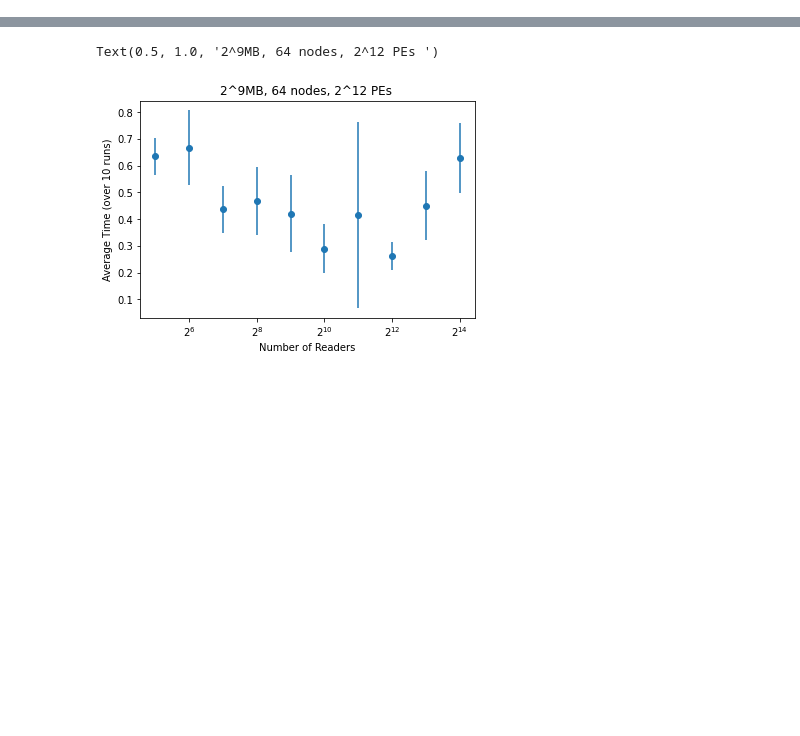
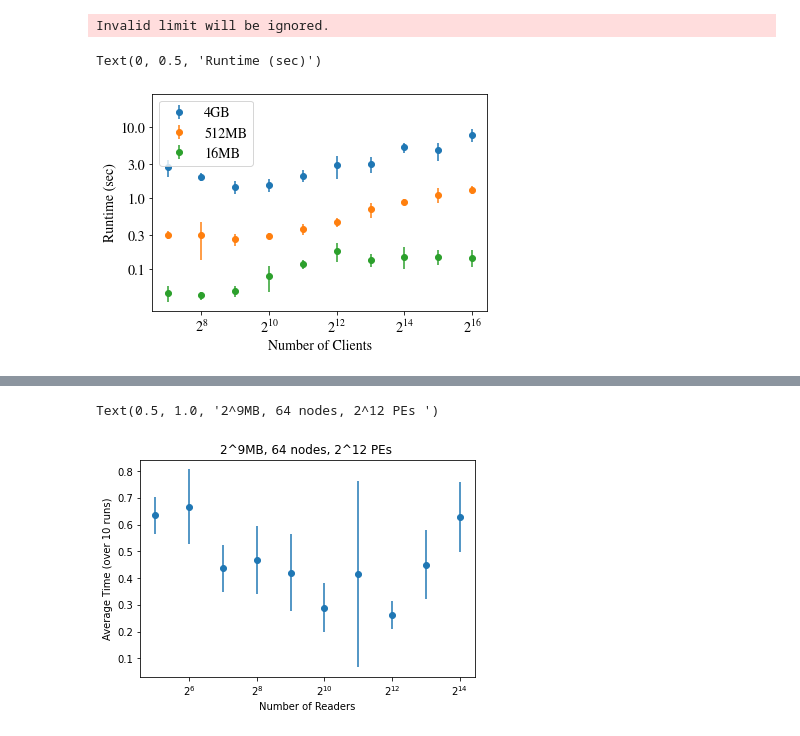
Before and after one commit to mayantaylor/ckio-testsuite, a Jupyter notebook: visualize.ipynb, the cells around one changed output, grey strips where cells are left out. Saved outputs shown, nothing was run; the diff lists cells and outputs as text; code cells hidden in the pictures; blank space fills up the shorter version.

```diff
--- a/visualize.ipynb
+++ b/visualize.ipynb
@@ -6 +12,67 @@ import pandas as pd
+# %%
+# PLOT 1 for the paper
+
+fig, ax = plt.subplots()
+
+
+### plot basic summary data as BC vs average time (with error bars) ###
+summary_file = 'basic-chare-benchmarks/bridges/results/16nodes_32tasks_4GB/summary.out'
+
+# read data in format (chares, 10 runs)
+summary_data = pd.read_csv(summary_file, sep=' ', header=None)
+summary_data.columns = ['#BC', 'run1', 'run2', 'run3', 'run4', 'run5', 'run6', 'run7', 'run8', 'run9', 'run10']
+
+# plt standard dev error bars
+ax.errorbar(summary_data['#BC'][3:13], summary_data.iloc[3:13, 1:].mean(axis=1), yerr=summary_data.iloc[3:13, 1:].std(axis=1), fmt='o')
+#plt.plot(summary_data['#BC'], 4/summary_data.iloc[:, 1:].mean(axis=1))
+
+
+summary_file1 = '/jet/home/mtaylor5/ckio-testsuite/basic-chare-benchmarks/bridges/results/512MB_32tasks_16nodes/summary.out'
+summary_file2 = '/jet/home/mtaylor5/ckio-testsuite/basic-chare-benchmarks/bridges/results/16MB_32tasks_16nodes/summary.out'
+summary_file3 = '/jet/home/mtaylor5/ckio-testsuite/basic-chare-benchmarks/bridges/results/1MB_32tasks_16nodes/summary.out'
+
+
+
+for summary_file in [summary_file1, summary_file2]:
+    # read data in format (chares, 10 runs)
+    summary_data = pd.read_csv(summary_file, sep=' ', header=None)
+    summary_data.columns = ['#PEs', '#BC', 'Time']
+
+    # plt standard dev error bars
+    grouped = summary_data.groupby('#BC').agg(['mean', 'std'])
+    ax.errorbar(grouped.index, grouped['Time']['mean'], yerr=grouped['Time']['std'], fmt='o')
+
+
+
+# Set the y-axis to log scale
+ax.set_yscale('log')
+ax.set_xscale('log', basex=2)
+ax.set_ylim([0, 30])
+
+ax.set_yticks([ 0.1, .3, 1, 3, 10])
+
+ax.get_yaxis().set_tick_params(which='minor', size=0)
+ax.get_yaxis().set_major_formatter(matplotlib.ticker.ScalarFormatter())
+
+
+# plot setup
+ax.legend(['4GB', '512MB', '16MB', '1MB'])
+
+# plt.tick_params(
+#     axis='y',          # changes apply to the x-axis
+#     which='both',      # both major and minor ticks are affected
+#     left=False,      # ticks along the bottom edge are off
+#     right=False,         # ticks along the top edge are off
+#     labelbottom=False) # labels along the bottom edge are off
+
+# remove intermediate tick marks from the y axis
+
+
+plt.xlabel('Number of Clients')
+plt.ylabel('Runtime (sec)')
+#plt.title("Naive Overdecomposed Input on Bridges2")
+# %% [output]
+Invalid limit will be ignored.
+Text(0, 0.5, 'Runtime (sec)')
+[figure, added]
 # %%
```
Also changed, not shown: parts of 3 cells of this notebook.
